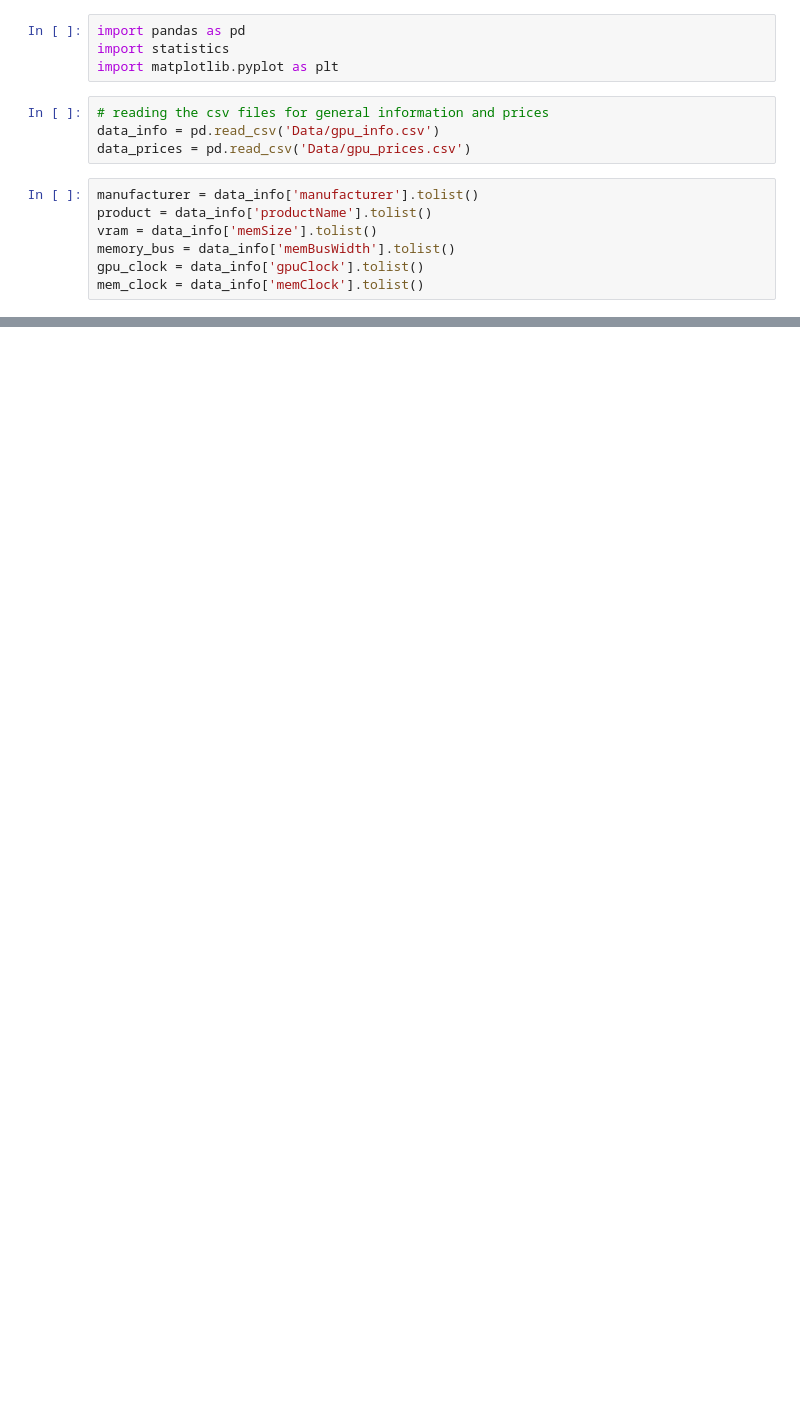
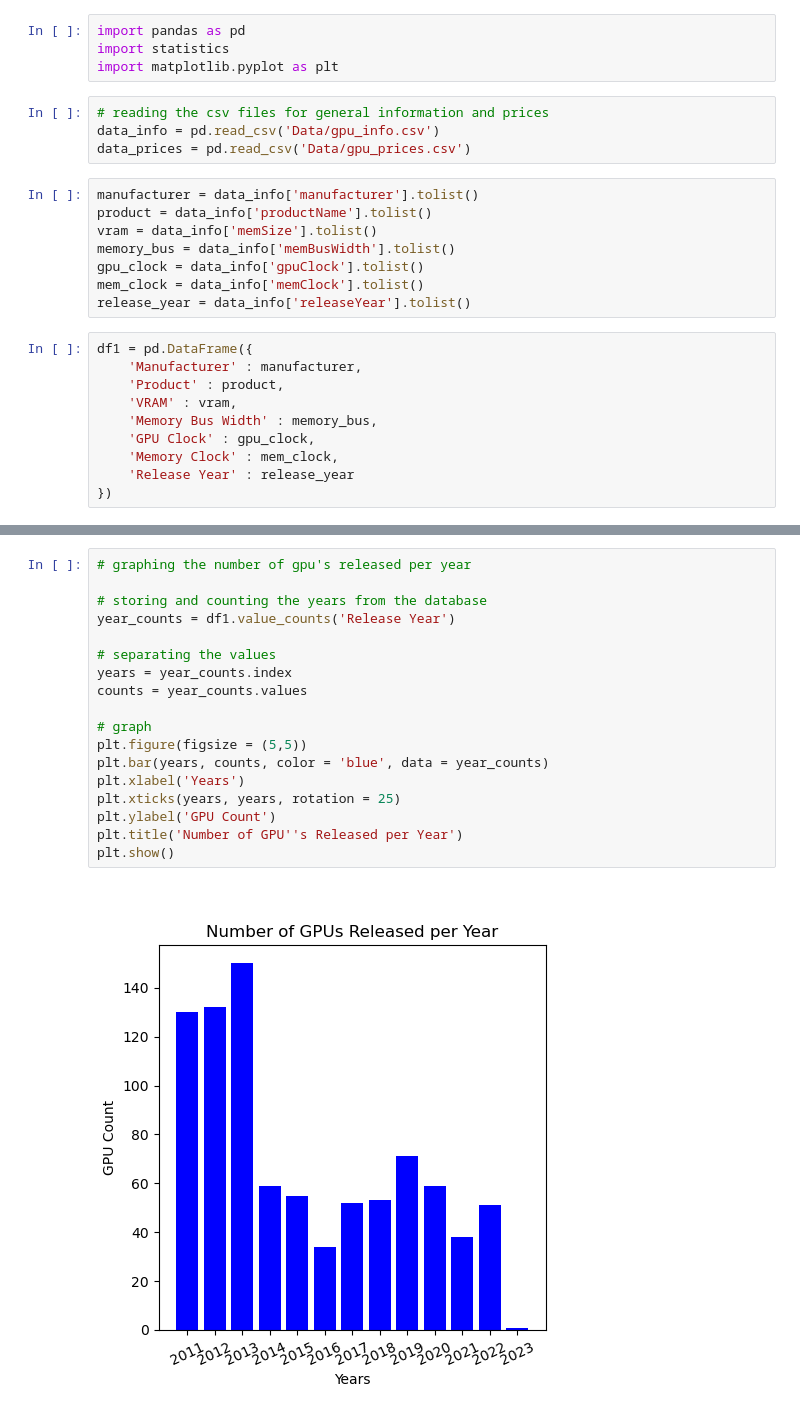
Before and after one commit to gustavopin/GPUInformation, a Jupyter notebook: analysis.ipynb, the cells around one changed output, grey strips where cells are left out. Drawn from its saved outputs; the diff is of its cells as text; blank space fills up the shorter version.

Commit message:
added a new dataframe with the csv data, and a graph for number of gpus release each year]

```diff
--- a/analysis.ipynb
+++ b/analysis.ipynb
@@ -13,5 +13,16 @@ vram = data_info['memSize'].tolist()
 memory_bus = data_info['memBusWidth'].tolist()
 gpu_clock = data_info['gpuClock'].tolist()
 mem_clock = data_info['memClock'].tolist()
+release_year = data_info['releaseYear'].tolist()
+# %%
+df1 = pd.DataFrame({
+    'Manufacturer' : manufacturer,
+    'Product' : product,
+    'VRAM' : vram,
+    'Memory Bus Width' : memory_bus,
+    'GPU Clock' : gpu_clock,
+    'Memory Clock' : mem_clock,
+    'Release Year' : release_year
+})
 # %%
 # Highest vram
@@ -53,0 +83,20 @@ Name: 280, dtype: object
+# %%
+# graphing the number of gpu's released per year
+
+# storing and counting the years from the database
+year_counts = df1.value_counts('Release Year')
+
+# separating the values
+years = year_counts.index
+counts = year_counts.values
+
+# graph
+plt.figure(figsize = (5,5))
+plt.bar(years, counts, color = 'blue', data = year_counts)
+plt.xlabel('Years')
+plt.xticks(years, years, rotation = 25)
+plt.ylabel('GPU Count')
+plt.title('Number of GPU''s Released per Year')
+plt.show()
+# %% [output]
+[figure, added]
```
Also changed, not shown: parts of 2 cells of this notebook.
